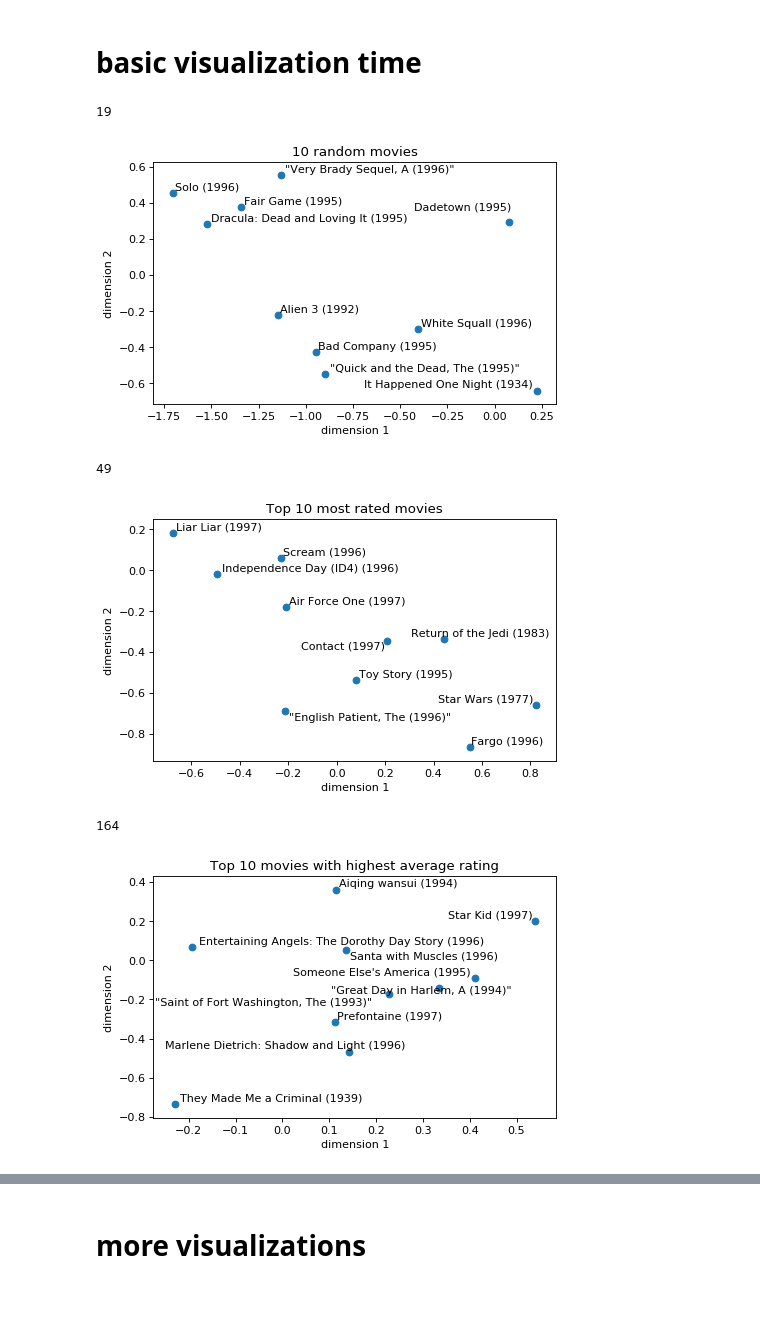
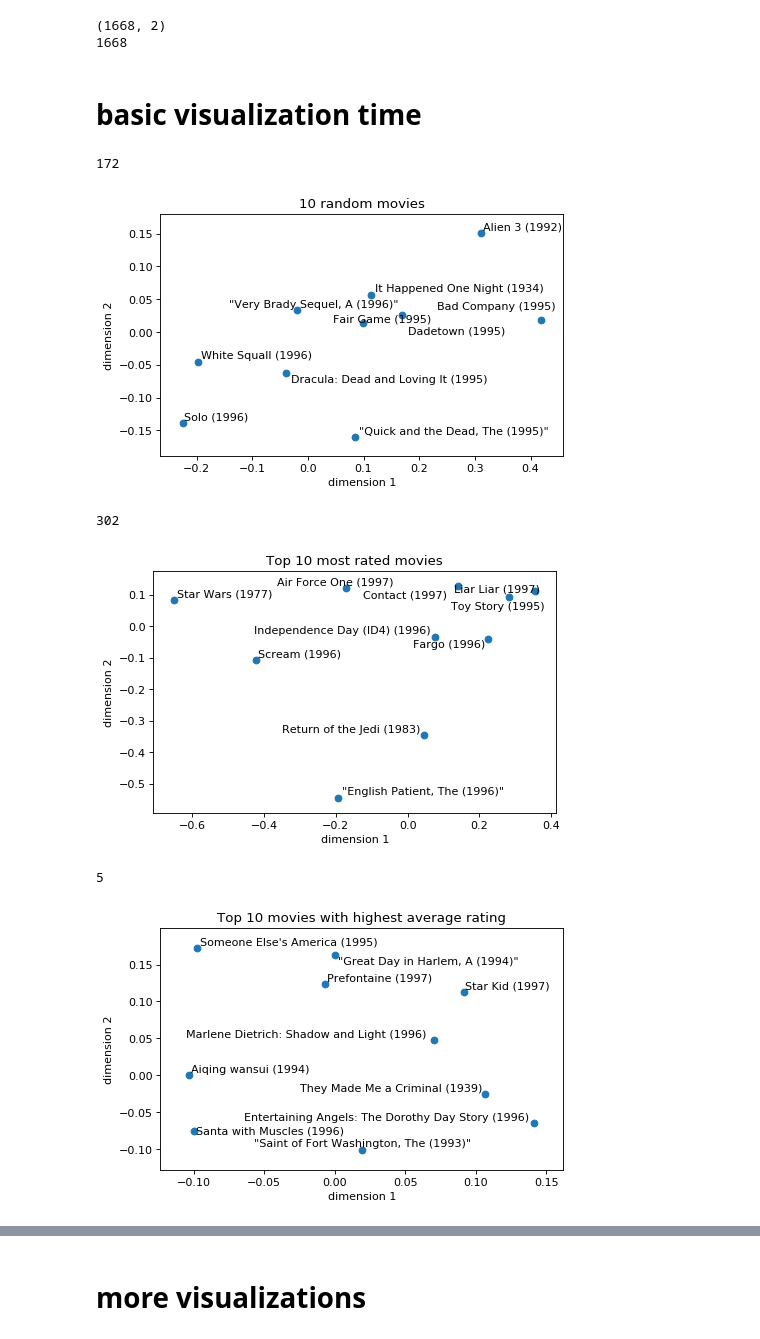
Before and after one commit to alycialee/CS155Project2, a Jupyter notebook: run_visualizations.ipynb, the cells around one changed output, grey strips where cells are left out. Drawn from its saved outputs; the diff is of its cells as text; code cells hidden in the pictures; blank space fills up the shorter version.

```diff
--- a/run_visualizations.ipynb
+++ b/run_visualizations.ipynb
@@ -7,15 +7,15 @@ from adjustText import adjust_text
 # %%
 from matplotlib.lines import Line2D
 # %%
-with open('get_movies.pkl', 'rb') as f:
+with open('updated_get_movies.pkl', 'rb') as f:
     t = pickle.load(f)
 
 movie_dic = t[0]
 movie_genre_dic = t[1]
 
-with open('get_ratings.pkl', 'rb') as f:
+with open('updated_get_ratings.pkl', 'rb') as f:
     lst = pickle.load(f)
 # %%
 # load v here
-v = np.load("matrices/old world/normal_best_model_eta_0.005_reg_0.1_epoch_41_testerr_0.9303135995649737.matrix")
-v
+v = np.load("matrices/surprise_best_model_eta_0.007_reg_0.055_epoch_20_testerr_0.92.matrix")
+transformed_v = v
@@ -36,3 +22,9 @@ array([[ 0.21119891,  0.10372542, -0.05376945, ..., -0.30620459,
+# %%
+print(transformed_v.shape)
+print(len(movie_dic))
+# %% [output]
+(1668, 2)
+1668
 # %%
 a, sigma, b = np.linalg.svd(v)
 transformer = a[:, :2].T
@@ -40,23 +32,24 @@ transformed_v = np.matmul(transformer, v).T
 # %% [markdown]
 # basic visualization time
 # %%
-indices = [411, 975, 758, 1051, 561, 923, 797, 603, 664, 1640]
+# indices = [411, 975, 758, 1051, 561, 923, 797, 603, 664, 1640]
+indices = [664, 411, 923, 1630, 561, 1051, 975, 603, 797, 758]
 x = [transformed_v[i][0] for i in indices]
 y = [transformed_v[i][1] for i in indices]
 
 fig=plt.figure(figsize=(6.5, 4), dpi= 80, facecolor='w', edgecolor='k')
 plt.scatter(x,y)
 texts = []
 for i, (xi, yi) in enumerate(zip(x, y)):
     texts.append(plt.text(xi, yi, movie_dic[indices[i]]))
 #     plt.annotate(movie_dic[indices[i]], (xi, yi))
 plt.xlabel("dimension 1")
 plt.ylabel("dimension 2")
 plt.title("10 random movies")
 adjust_text(texts)
 # %% [output]
-19
+172
-[figure, old version]
+[figure, new version]
 # %%
 num_ratings_vs_movies = [0 for i in movie_dic.keys()]
 for (i, j, yij) in lst:
@@ -79,8 +72,8 @@ plt.ylabel("dimension 2")
 plt.title("Top 10 most rated movies")
 adjust_text(texts)
 # %% [output]
-49
+302
-[figure, old version]
+[figure, new version]
 # %%
 movie_rating_dic = {id: [] for id in movie_dic.keys()} # dic of movie id and ratings
 
@@ -111,8 +104,8 @@ plt.ylabel("dimension 2")
 plt.title("Top 10 movies with highest average rating")
 adjust_text(texts)
 # %% [output]
-164
+5
-[figure, old version]
+[figure, new version]
 # %%
 fant_movies = movie_genre_dic['Fantasy']
 indices = fant_movies[:10]
```
Also changed, not shown: parts of 9 cells of this notebook.
